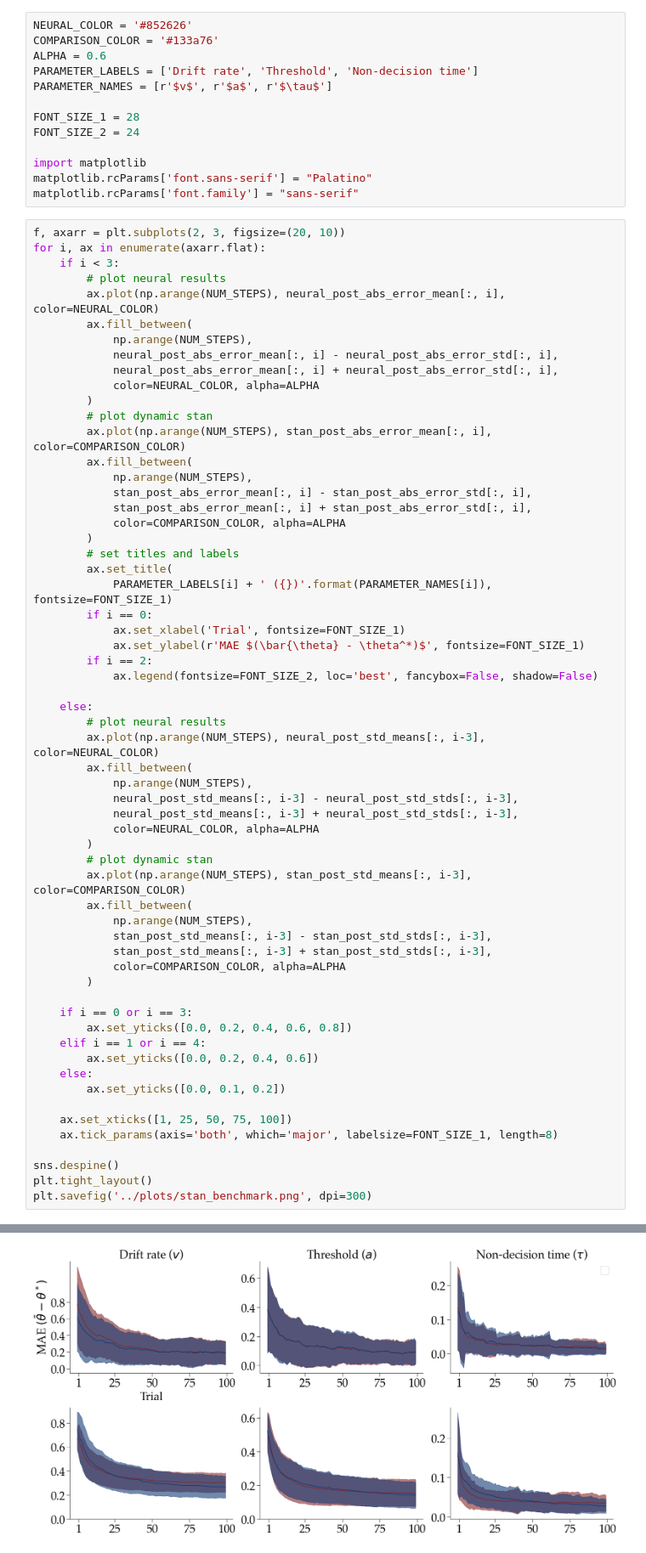
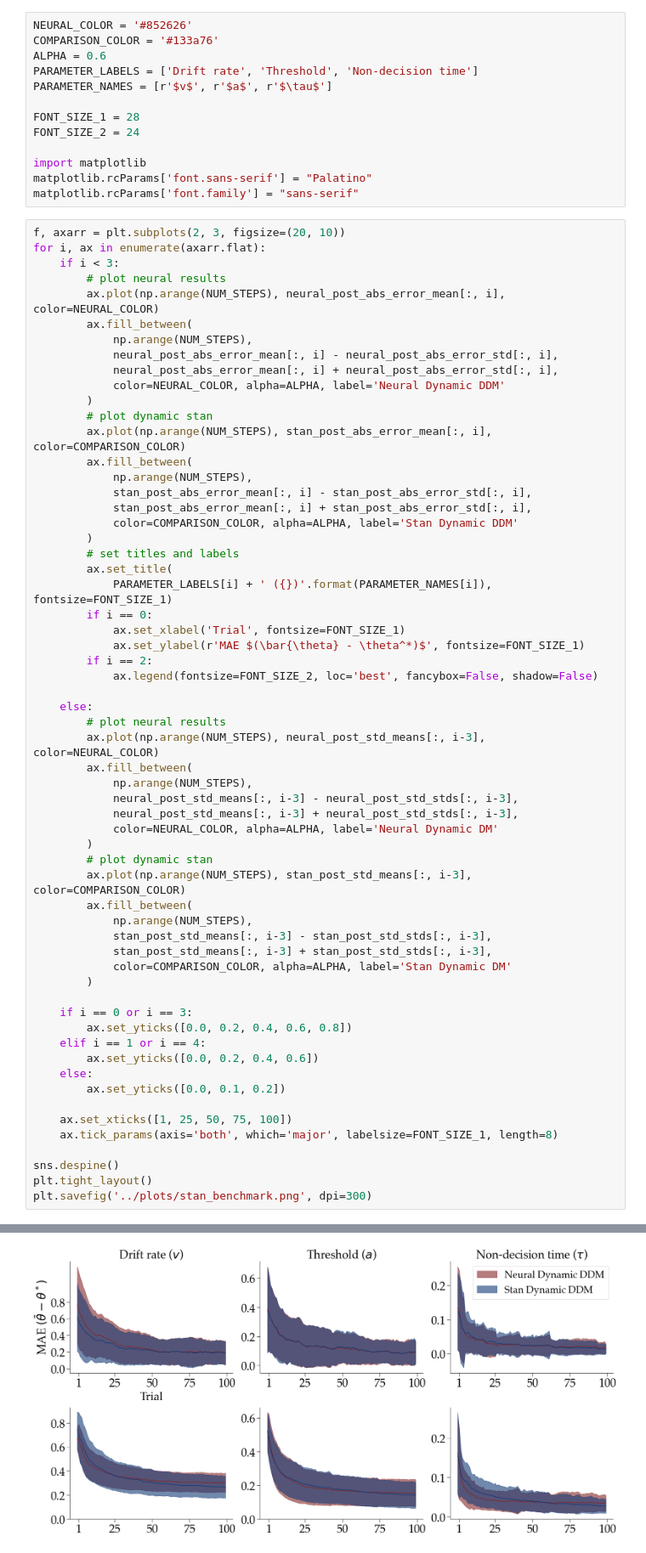
Before and after one commit to bayesflow-org/Neural-Superstatistics, a Jupyter notebook: applications/stan_comparison/notebooks/stan_benchmark.ipynb, the cells around one changed output, grey strips where cells are left out. Shown at 85% size. Drawn from its saved outputs; the diff is of its cells as text.

Commit message:
ops forgot the legend

```diff
--- a/applications/stan_comparison/notebooks/stan_benchmark.ipynb
+++ b/applications/stan_comparison/notebooks/stan_benchmark.ipynb
@@ -127,7 +127,7 @@ for i, ax in enumerate(axarr.flat):
             np.arange(NUM_STEPS),
             neural_post_abs_error_mean[:, i] - neural_post_abs_error_std[:, i],
             neural_post_abs_error_mean[:, i] + neural_post_abs_error_std[:, i],
-            color=NEURAL_COLOR, alpha=ALPHA
+            color=NEURAL_COLOR, alpha=ALPHA, label='Neural Dynamic DDM'
         )
         # plot dynamic stan
         ax.plot(np.arange(NUM_STEPS), stan_post_abs_error_mean[:, i], color=COMPARISON_COLOR)
@@ -135,7 +135,7 @@ for i, ax in enumerate(axarr.flat):
             np.arange(NUM_STEPS),
             stan_post_abs_error_mean[:, i] - stan_post_abs_error_std[:, i],
             stan_post_abs_error_mean[:, i] + stan_post_abs_error_std[:, i],
-            color=COMPARISON_COLOR, alpha=ALPHA
+            color=COMPARISON_COLOR, alpha=ALPHA, label='Stan Dynamic DDM'
         )
         # set titles and labels
         ax.set_title(
@@ -153,7 +153,7 @@ for i, ax in enumerate(axarr.flat):
             np.arange(NUM_STEPS),
             neural_post_std_means[:, i-3] - neural_post_std_stds[:, i-3],
             neural_post_std_means[:, i-3] + neural_post_std_stds[:, i-3],
-            color=NEURAL_COLOR, alpha=ALPHA
+            color=NEURAL_COLOR, alpha=ALPHA, label='Neural Dynamic DM'
         )
         # plot dynamic stan
         ax.plot(np.arange(NUM_STEPS), stan_post_std_means[:, i-3], color=COMPARISON_COLOR)
@@ -161,7 +161,7 @@ for i, ax in enumerate(axarr.flat):
             np.arange(NUM_STEPS),
             stan_post_std_means[:, i-3] - stan_post_std_stds[:, i-3],
             stan_post_std_means[:, i-3] + stan_post_std_stds[:, i-3],
-            color=COMPARISON_COLOR, alpha=ALPHA
+            color=COMPARISON_COLOR, alpha=ALPHA, label='Stan Dynamic DM'
         )
 
     if i == 0 or i == 3:
@@ -182 +181 @@ WARNING:matplotlib.legend:No artists with labels found to put in legend.  Note t
-[figure, old version]
+[figure, new version]
```
Also changed, not shown: parts of 1 cell of this notebook, 1 other file.
